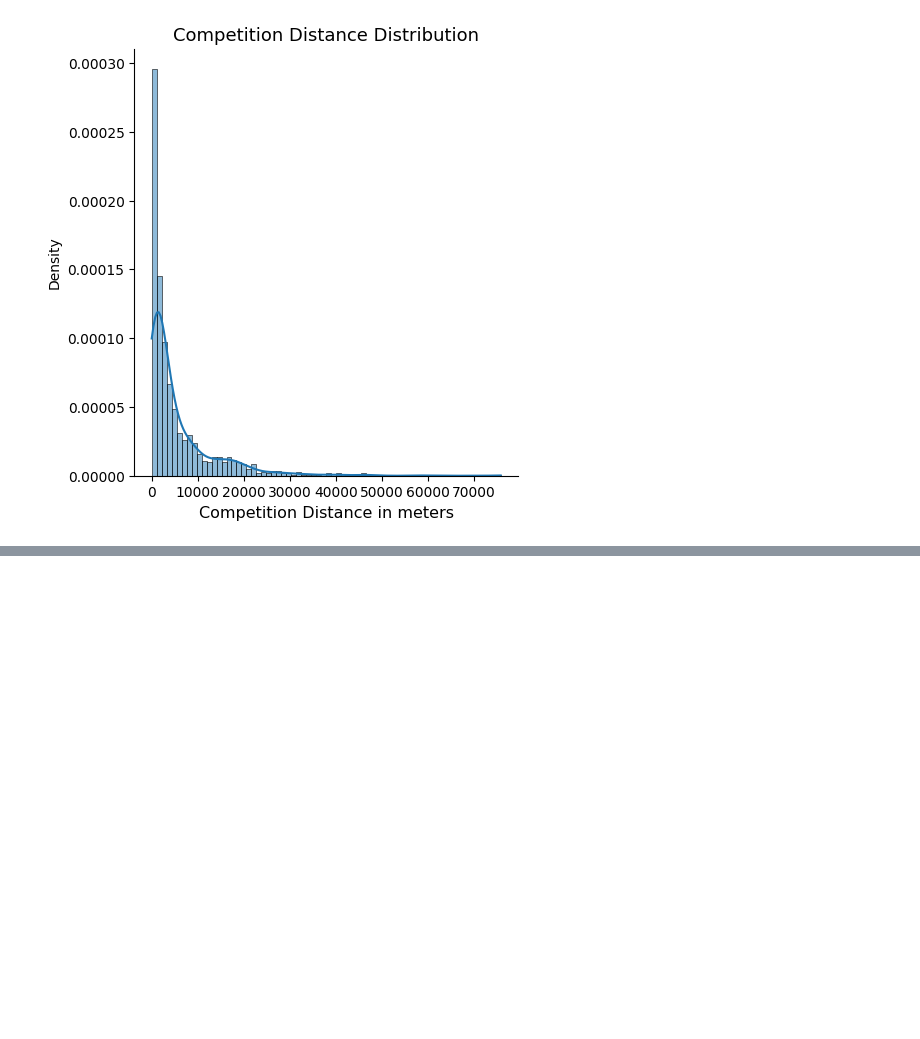
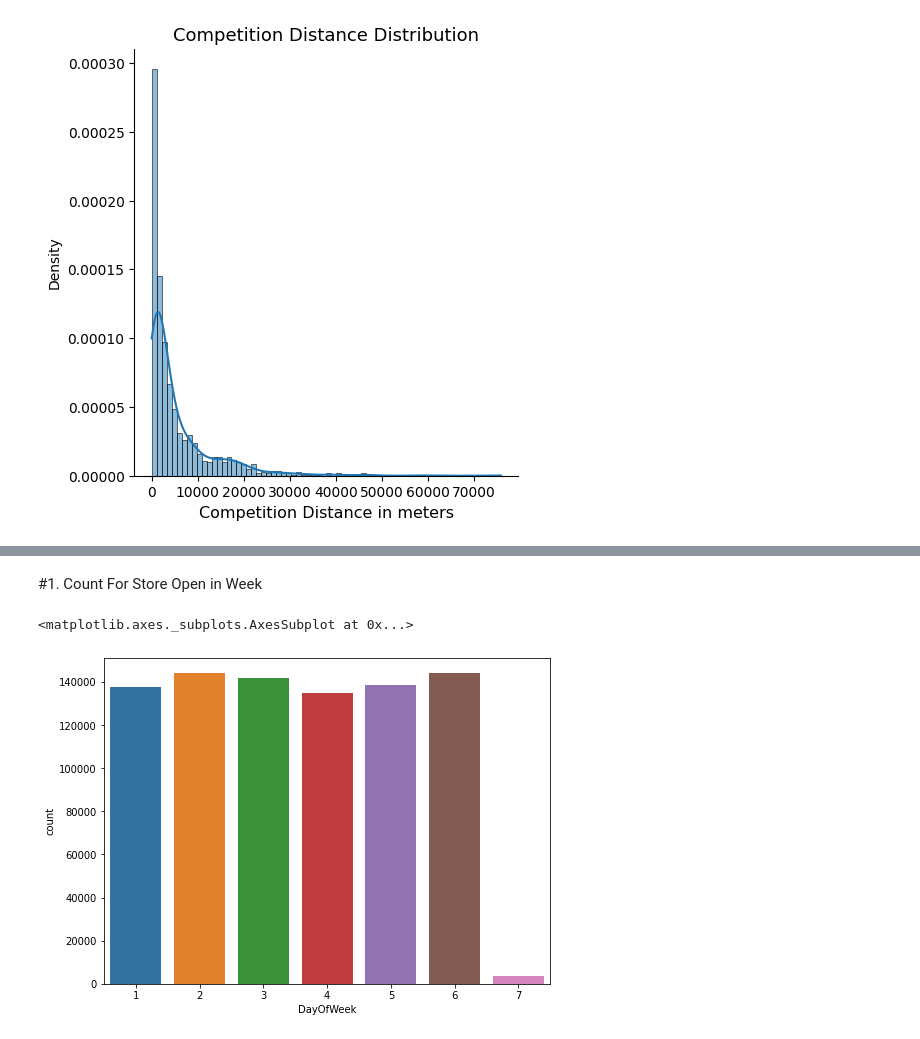
Before and after one commit to abhi2995/Retail-Sales-Prediction, a Jupyter notebook: Untitled0.ipynb, the cells around one changed output, grey strips where cells are left out. Cells and saved outputs as stored; diff of their text form; code cells hidden in the pictures; blank space fills up the shorter version.

```diff
--- a/Untitled0.ipynb
+++ b/Untitled0.ipynb
@@ -437,0 +451,4 @@ plt.show()
+# %%
+#Replacing all the null values of CompetitionOpenSinceMonth and CompetitionOpenSinceYear columns with median values
+df_Store['CompetitionOpenSinceYear'].fillna(str(df_Store['CompetitionOpenSinceYear'].median()),inplace=True)
+df_Store['CompetitionOpenSinceMonth'].fillna(str(df_Store['CompetitionOpenSinceMonth'].median()),inplace=True)
@@ -437,0 +492,3 @@ plt.show()
+# %%
+# Merging both dataframe on store column
+df_rossmann = pd.merge(df_Sales, df_Store, on = 'Store', how = 'left')
@@ -437,0 +528,11 @@ plt.show()
+# %%
+# object to float for distance
+df_rossmann['CompetitionDistance'] = df_rossmann['CompetitionDistance'].astype(float)
+
+# float to int in columns related to dates
+df_rossmann['CompetitionOpenSinceMonth'] = df_rossmann['CompetitionOpenSinceMonth'].astype(float)
+df_rossmann['CompetitionOpenSinceMonth'] = df_rossmann['CompetitionOpenSinceMonth'].astype(int)
+df_rossmann['CompetitionOpenSinceYear'] = df_rossmann['CompetitionOpenSinceYear'].astype(float)
+df_rossmann['CompetitionOpenSinceYear'] = df_rossmann['CompetitionOpenSinceYear'].astype(int)
+df_rossmann['Promo2SinceWeek'] = df_rossmann['Promo2SinceWeek'].astype(int)
+df_rossmann['Promo2SinceYear'] = df_rossmann['Promo2SinceYear'].astype(int)
@@ -437,0 +559,11 @@ plt.show()
+# %%
+#Copy the dataset
+df_rossmann_1 = df_rossmann.copy()
+# %% [markdown]
+#1. Count For Store Open in Week
+# %%
+pylab.rcParams['figure.figsize'] = 8,6
+sns.countplot(x='DayOfWeek',data=df_rossmann_1)
+# %% [output]
+<matplotlib.axes._subplots.AxesSubplot at 0x...>
+[figure, added]
```
Also changed, not shown: parts of 72 cells of this notebook.
